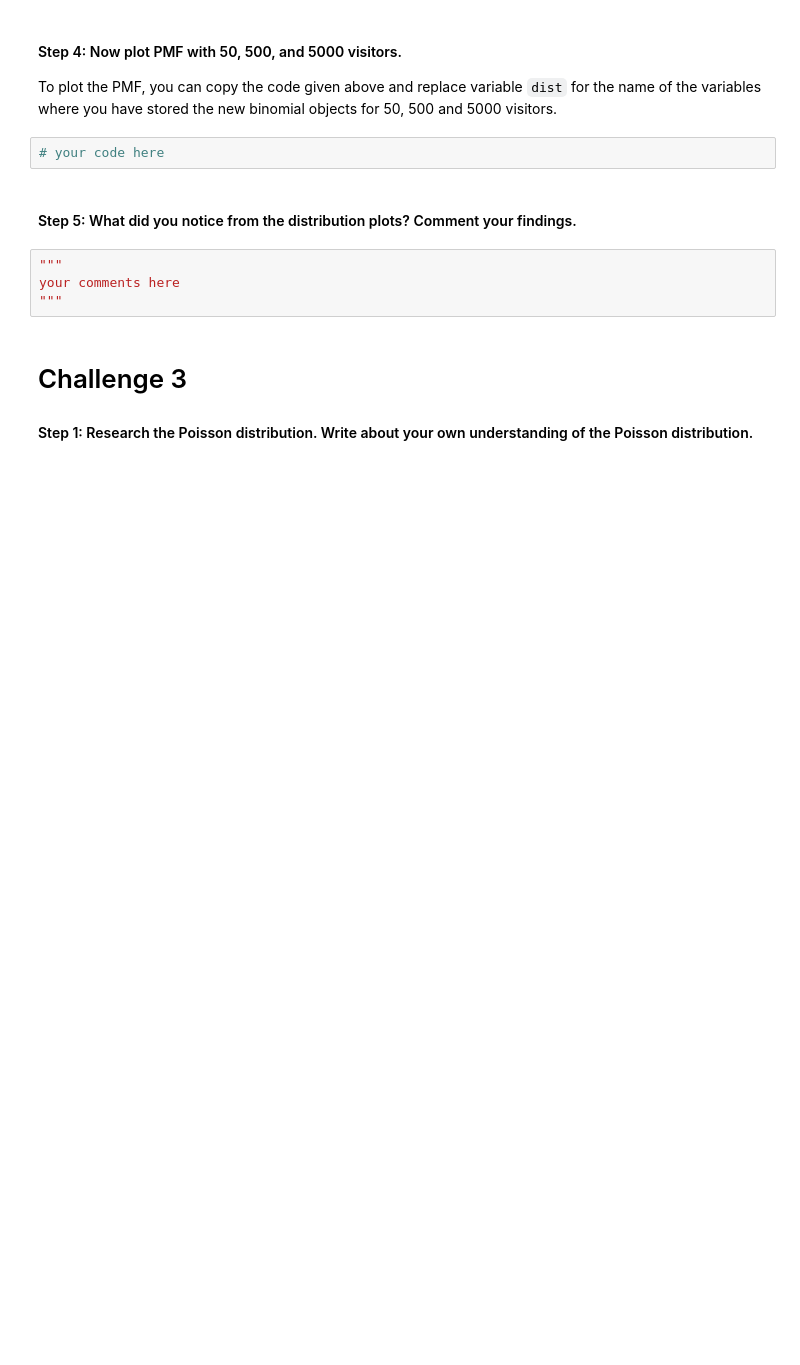
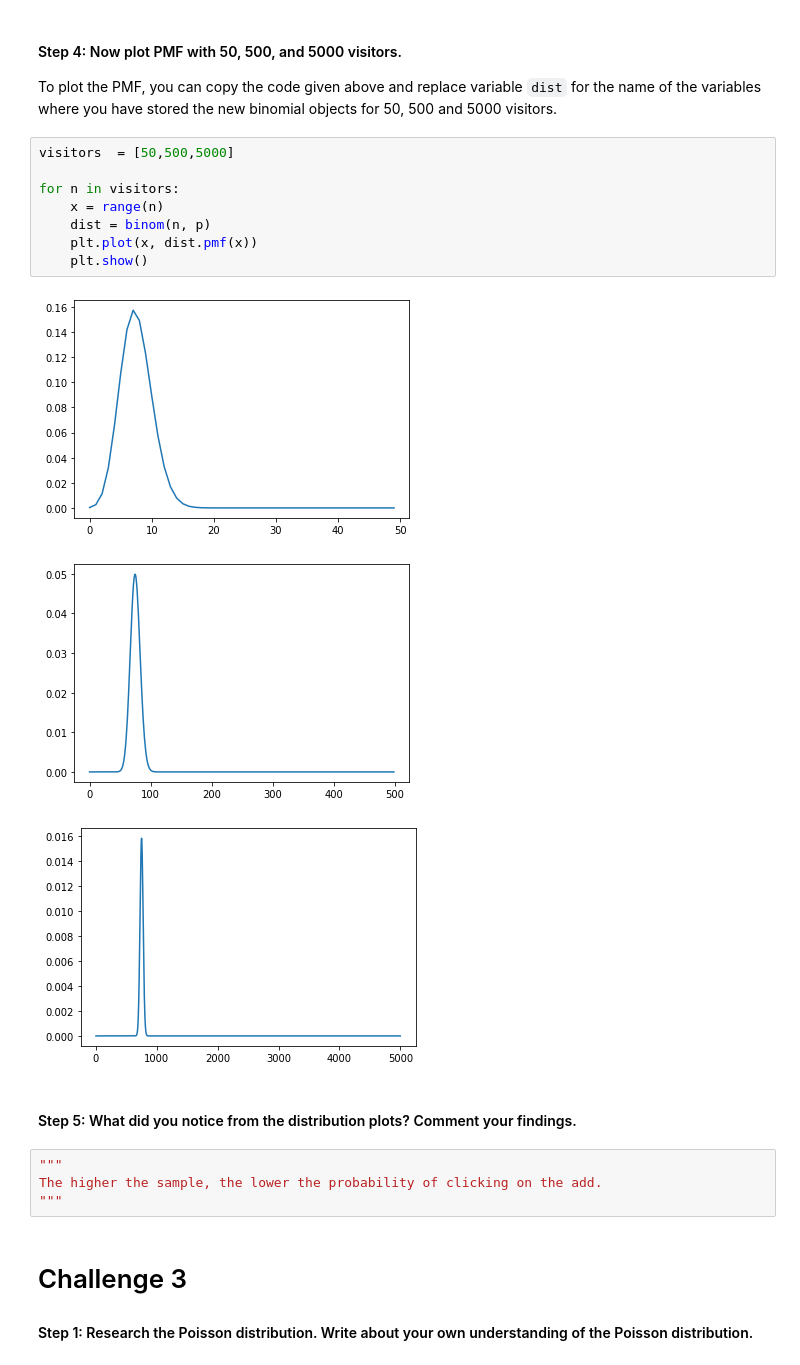
Before and after one commit to ta-data-bcn/lab-probability-dist, a Jupyter notebook: your-code/main.ipynb, the cells around one changed output. Drawn from its saved outputs; the diff is of its cells as text; blank space fills up the shorter version.

```diff
--- a/your-code/main.ipynb
+++ b/your-code/main.ipynb
@@ -153,14 +109,24 @@ your comments here
 # %% [markdown]
 #### Step 4: Now plot PMF with 50, 500, and 5000 visitors.
 To plot the PMF, you can copy the code given above and replace variable `dist` for the name of the variables where you have stored the new binomial objects for 50, 500 and 5000 visitors.
-# %%
-# your code here
+# %%
+visitors  = [50,500,5000]
+
+for n in visitors:
+    x = range(n)
+    dist = binom(n, p)
+    plt.plot(x, dist.pmf(x))
+    plt.show()
+# %% [output]
+[figure, added]
+[figure, added]
+[figure, added]
 # %% [markdown]
 #### Step 5: What did you notice from the distribution plots? Comment your findings.
-# %%
-"""
-your comments here
-"""
+# %%
+"""
+The higher the sample, the lower the probability of clicking on the add.
+"""
 # %% [markdown]
 # Challenge 3
 #### Step 1: Research the Poisson distribution. Write about your own understanding of the Poisson distribution.
```
Also changed, not shown: parts of 47 cells of this notebook.
